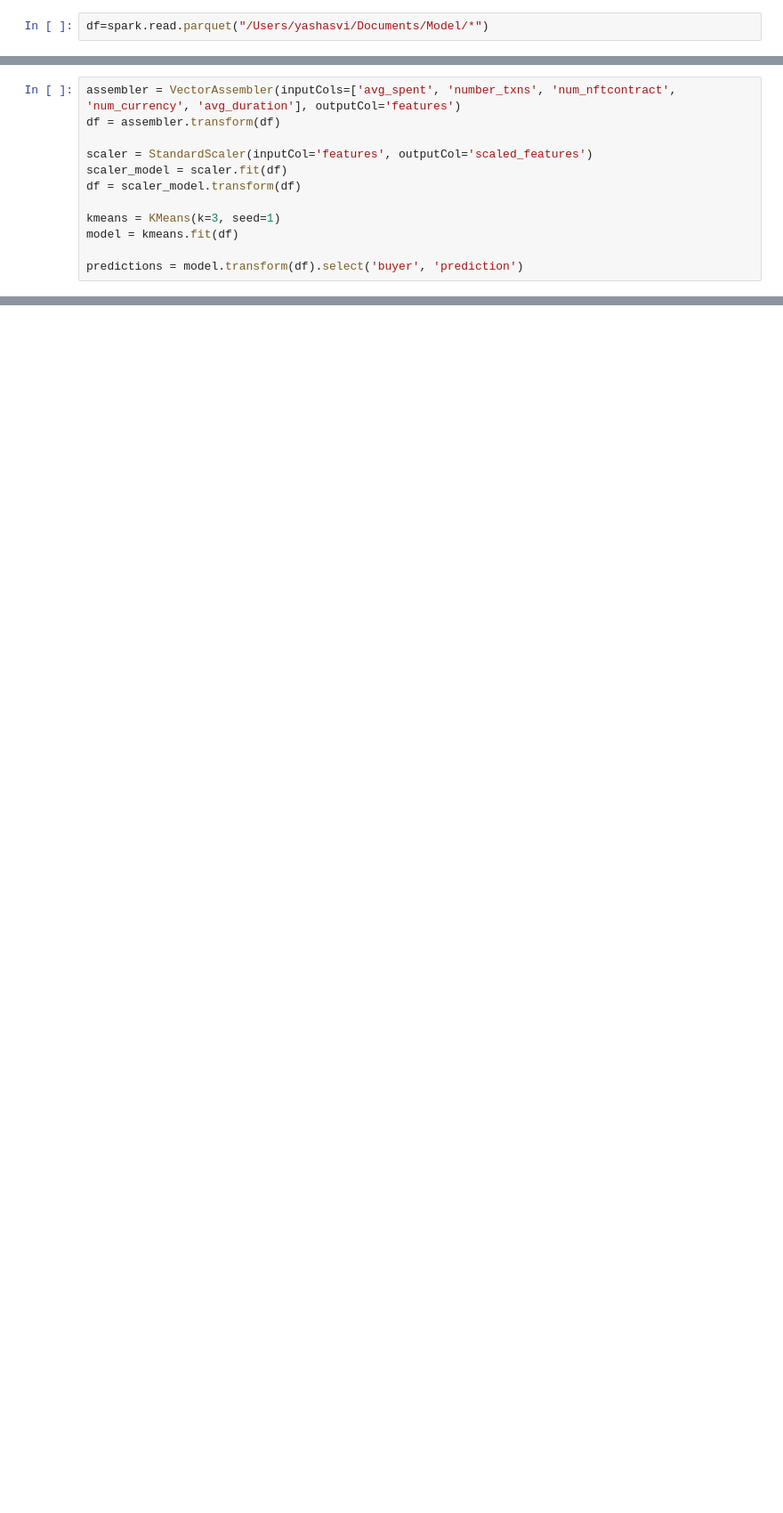
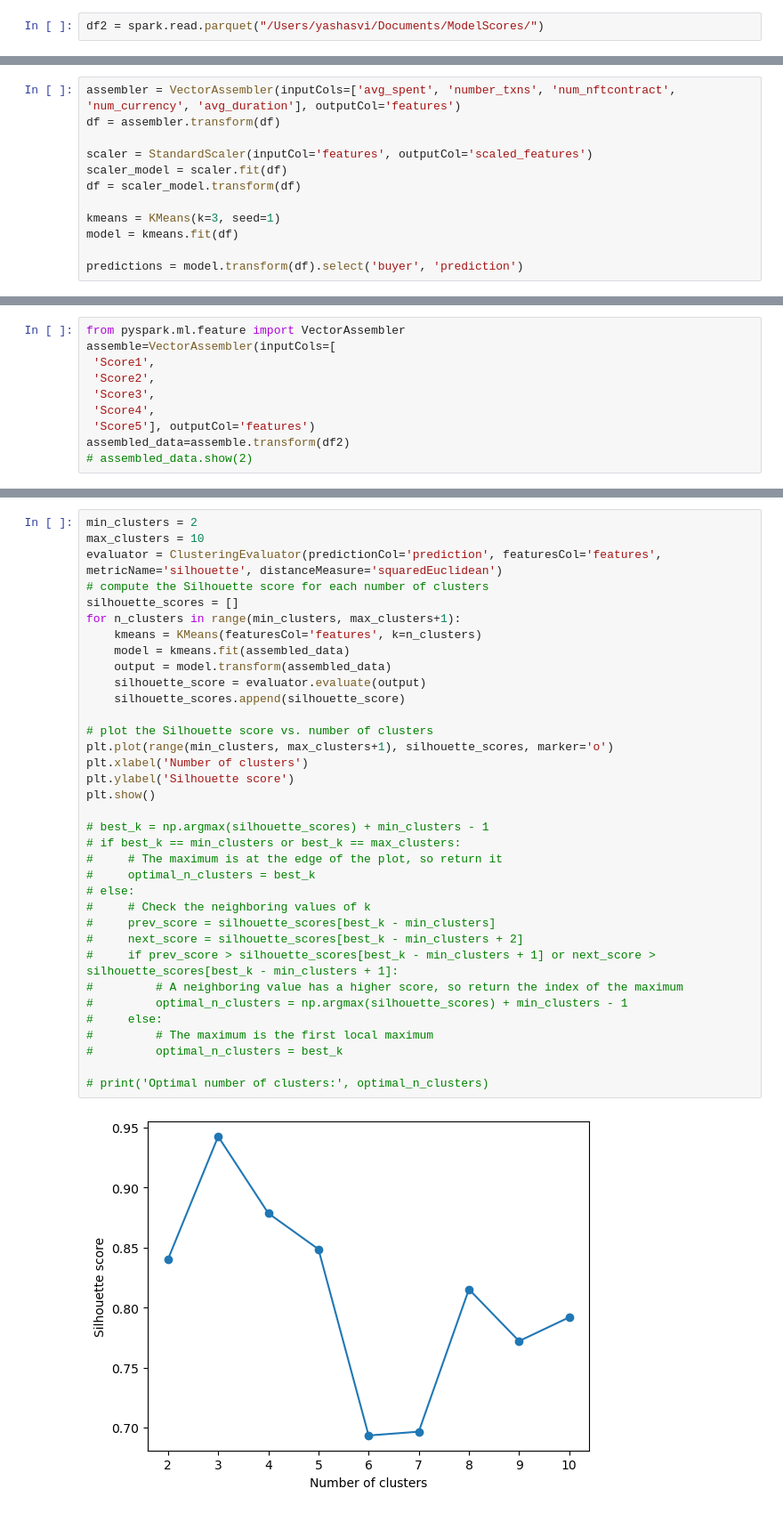
Before and after one commit to cardstack/nft-membership-nyu, a Jupyter notebook: notebooks/pipeline/Model.ipynb, the cells around one changed output, grey strips where cells are left out. Shown: that part at 89% size. Drawn from its saved outputs; the diff is of its cells as text; blank space fills up the shorter version.

Commit message:
Analysis on Kmeans with graphical representation

```diff
--- a/notebooks/pipeline/Model.ipynb
+++ b/notebooks/pipeline/Model.ipynb
@@ -16,3 +15,3 @@ To adjust logging level use sc.setLogLevel(newLevel). For SparkR, use setLogLeve
-# %%
-df=spark.read.parquet("/Users/yashasvi/Documents/Model/*")
+# %%
+df2 = spark.read.parquet("/Users/yashasvi/Documents/ModelScores/")
 # %%
@@ -42,0 +150,10 @@ DataFrame[buyer: string, avg_spent: double, number_txns: bigint, num_nftcontract
+# %%
+from pyspark.ml.feature import VectorAssembler
+assemble=VectorAssembler(inputCols=[
+ 'Score1',
+ 'Score2',
+ 'Score3',
+ 'Score4',
+ 'Score5'], outputCol='features')
+assembled_data=assemble.transform(df2)
+# assembled_data.show(2)
@@ -42,0 +162,37 @@ DataFrame[buyer: string, avg_spent: double, number_txns: bigint, num_nftcontract
+# %%
+min_clusters = 2
+max_clusters = 10
+evaluator = ClusteringEvaluator(predictionCol='prediction', featuresCol='features', metricName='silhouette', distanceMeasure='squaredEuclidean')
+# compute the Silhouette score for each number of clusters
+silhouette_scores = []
+for n_clusters in range(min_clusters, max_clusters+1):
+    kmeans = KMeans(featuresCol='features', k=n_clusters)
+    model = kmeans.fit(assembled_data)
+    output = model.transform(assembled_data)
+    silhouette_score = evaluator.evaluate(output)
+    silhouette_scores.append(silhouette_score)
+
+# plot the Silhouette score vs. number of clusters
+plt.plot(range(min_clusters, max_clusters+1), silhouette_scores, marker='o')
+plt.xlabel('Number of clusters')
+plt.ylabel('Silhouette score')
+plt.show()
+
+# best_k = np.argmax(silhouette_scores) + min_clusters - 1
+# if best_k == min_clusters or best_k == max_clusters:
+#     # The maximum is at the edge of the plot, so return it
+#     optimal_n_clusters = best_k
+# else:
+#     # Check the neighboring values of k
+#     prev_score = silhouette_scores[best_k - min_clusters]
+#     next_score = silhouette_scores[best_k - min_clusters + 2]
+#     if prev_score > silhouette_scores[best_k - min_clusters + 1] or next_score > silhouette_scores[best_k - min_clusters + 1]:
+#         # A neighboring value has a higher score, so return the index of the maximum
+#         optimal_n_clusters = np.argmax(silhouette_scores) + min_clusters - 1
+#     else:
+#         # The maximum is the first local maximum
+#         optimal_n_clusters = best_k
+
+# print('Optimal number of clusters:', optimal_n_clusters)
+# %% [output]
+[figure, added]
```
Also changed, not shown: parts of 21 cells of this notebook.
